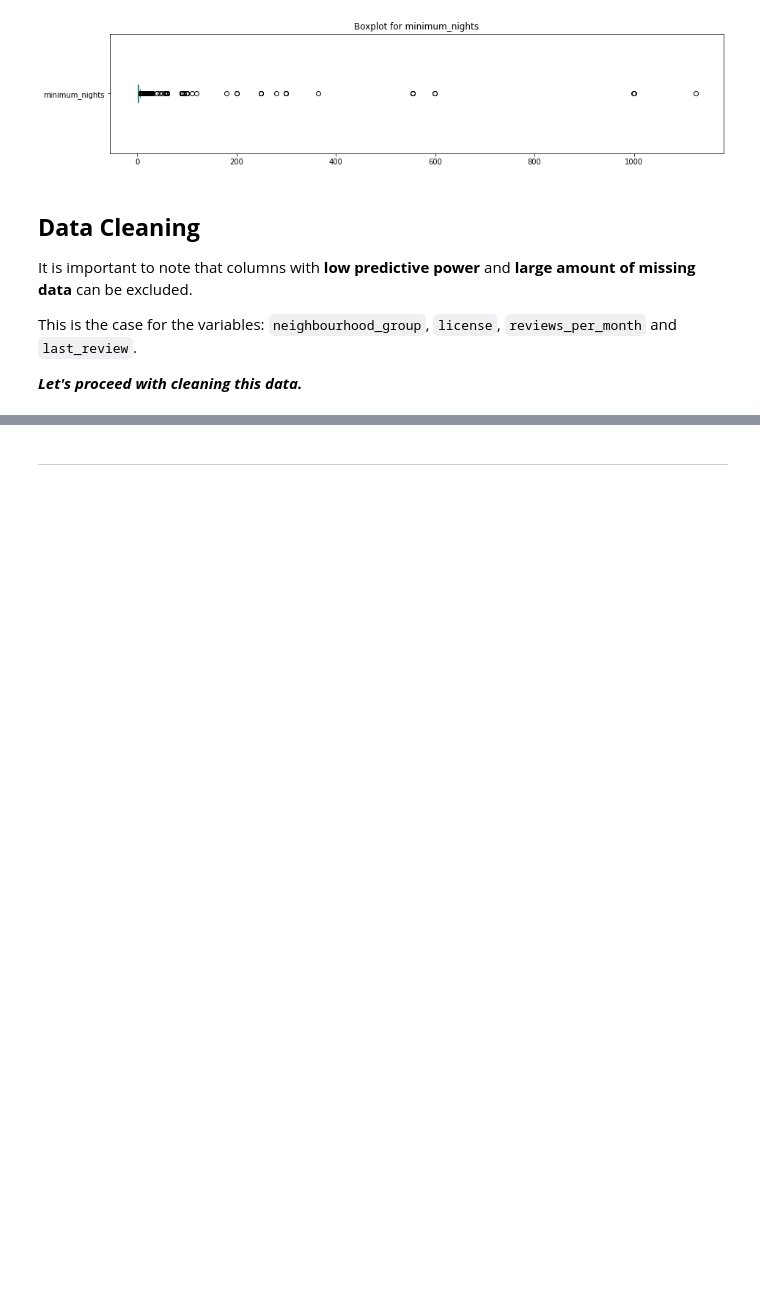
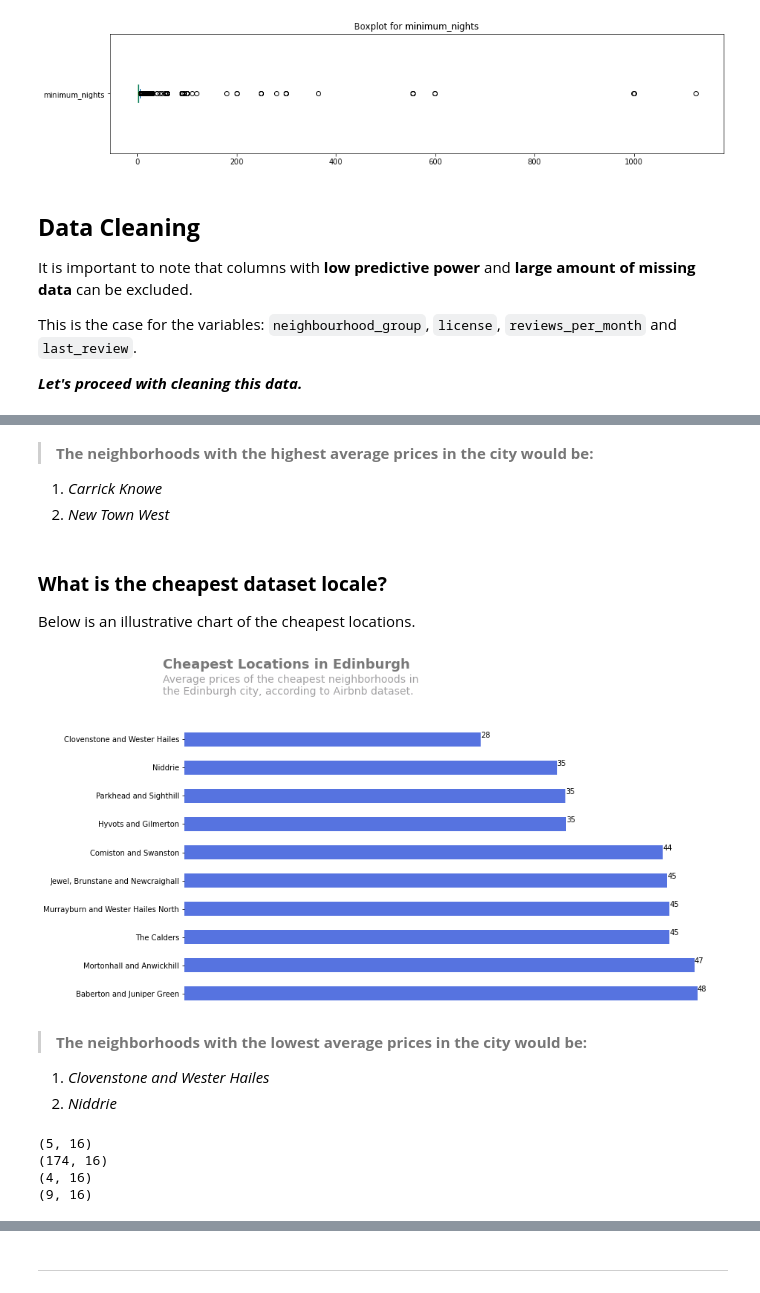
Before and after one commit to eubrunoosouza/Data_Science, a Jupyter notebook: EDA_AIRBNB_DATASET_EDINBURGH.ipynb, the cells around one changed output, grey strips where cells are left out. Saved outputs shown, nothing was run; the diff lists cells and outputs as text; code cells hidden in the pictures; blank space fills up the shorter version.

```diff
--- a/EDA_AIRBNB_DATASET_EDINBURGH.ipynb
+++ b/EDA_AIRBNB_DATASET_EDINBURGH.ipynb
@@ -755,0 +615,75 @@ _**Agradeço pelo seu tempo!**_ 🙂
+# %% [markdown]
+
+
+> **The neighborhoods with the highest average prices in the city would be:**
+1. *Carrick Knowe*
+2. *New Town West*
+# %% [markdown]
+### **What is the cheapest dataset locale?**
+Below is an illustrative chart of the cheapest locations.
+# %%
+# graph plotting
+fig, ax = plt.subplots(figsize= (13,7))
+n_plots = 10
+palette = sns.color_palette("coolwarm", n_colors=n_plots)
+
+with palette:
+  # see prices by neighborhoods, on average
+  ax = df_clean.groupby(['neighbourhood'])['price'].mean().sort_values(ascending=False)[101:].plot.barh()
+
+  # plot title
+  plt.text(-2, 11.5, 'Cheapest Locations in Edinburgh',
+          fontsize=18,
+          color=GREY03,
+          weight='bold')
+
+  # plot subtitle
+  plt.text(-2, 11.3,
+          "Average prices of the cheapest neighborhoods in\n"
+          "the Edinburgh city, according to Airbnb dataset.",
+          verticalalignment="top",
+          fontsize=14,
+          color=GREY02)
+
+  initialx=0
+
+  # remove grid
+  ax.spines['right'].set_visible(False)
+  ax.spines['left'].set_visible(False)
+  ax.spines['top'].set_visible(False)
+  ax.spines['bottom'].set_visible(False)
+
+  # remove titles
+  ax.set_ylabel('')
+  ax.set_xlabel('')
+
+  plt.tick_params(
+    axis='both',
+    which='both',
+    bottom=False,
+    top=False,
+    labelbottom=False)
+
+  # add labels
+  for p in ax.patches:
+    ax.text(p.get_width(),initialx+p.get_height()/8,'{:1.0f}'.format(p.get_width()))
+    initialx+=1
+  plt.show()
+# %% [output]
+[figure, added]
+# %% [markdown]
+> **The neighborhoods with the lowest average prices in the city would be:**
+1. *Clovenstone and Wester Hailes*
+2. *Niddrie*
+# %%
+# Check the number of properties in the first 2 neighborhoods
+
+print(df_clean[df_clean.neighbourhood == 'Carrick Knowe'].shape)
+print(df_clean[df_clean.neighbourhood == 'New Town West'].shape)
+print(df_clean[df_clean.neighbourhood == 'Clovenstone and Wester Hailes'].shape)
+print(df_clean[df_clean.neighbourhood == 'Niddrie'].shape)
+# %% [output]
+(5, 16)
+(174, 16)
+(4, 16)
+(9, 16)
```
Also changed, not shown: parts of 60 cells of this notebook.
